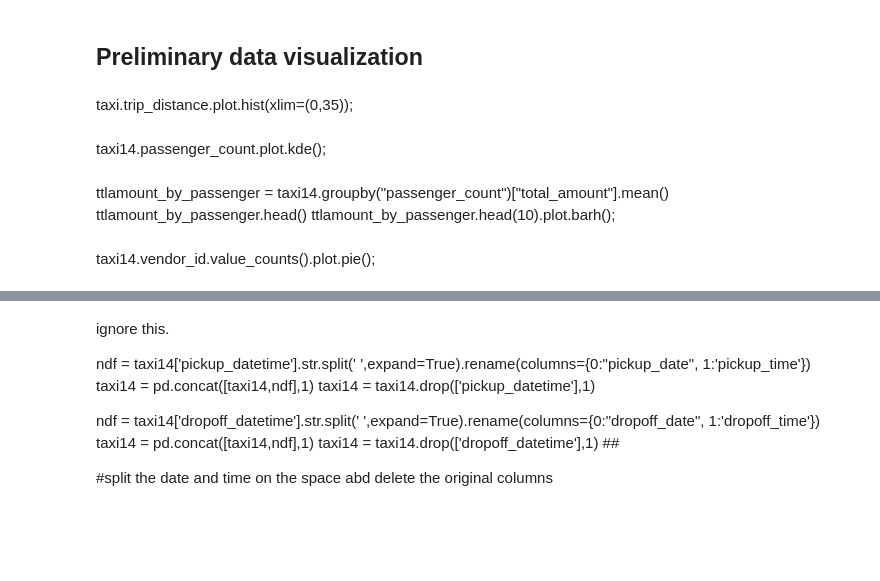
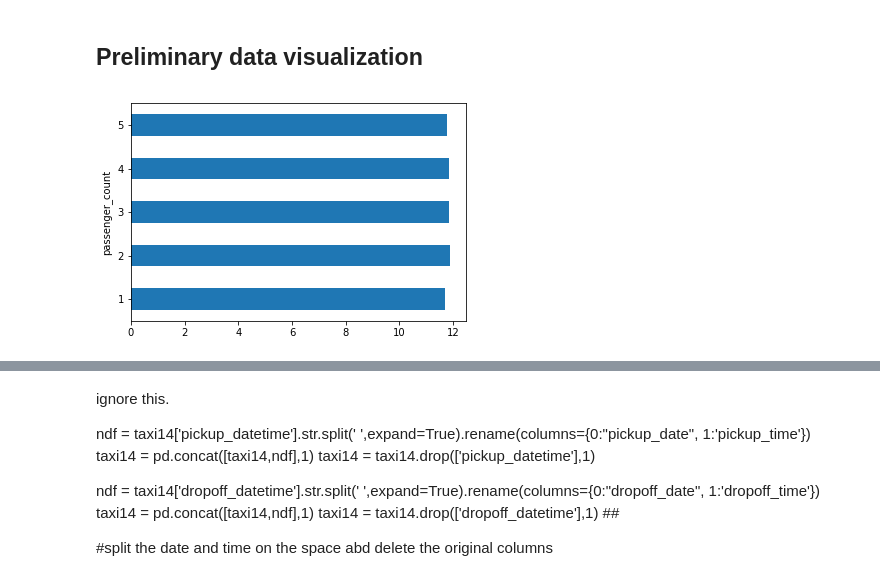
Before and after one commit to MIE368-Team-8/Data-Cleaning, a Jupyter notebook: TaxiDataCleaning.ipynb, the cells around one changed output, grey strips where cells are left out. Drawn from its saved outputs; the diff is of its cells as text; code cells hidden in the pictures; blank space fills up the shorter version.

```diff
--- a/TaxiDataCleaning.ipynb
+++ b/TaxiDataCleaning.ipynb
@@ -365,7 +367,7 @@ taxi.rate_code.value_counts()
 28           1
 Name: rate_code, dtype: int64
 # %%
-taxi = taxi[taxi.rate_code<6]
+taxi = taxi[taxi.rate_code == 1]
 # %%
 taxi.shape
 # %% [output]
@@ -442,13 +444,9 @@ total_amount                float64
 dtype: object
 # %% [markdown]
 ## Preliminary data visualization
-# %% [markdown]
-taxi.trip_distance.plot.hist(xlim=(0,35));
-# %% [markdown]
-taxi14.passenger_count.plot.kde();
-# %% [markdown]
-ttlamount_by_passenger = taxi14.groupby("passenger_count")["total_amount"].mean()
-ttlamount_by_passenger.head()
-ttlamount_by_passenger.head(10).plot.barh();
-# %% [markdown]
-taxi14.vendor_id.value_counts().plot.pie();
+# %%
+ttlamount_by_passenger = taxi.groupby("passenger_count")["total_amount"].mean()
+ttlamount_by_passenger.head()
+ttlamount_by_passenger.head(10).plot.barh();
+# %% [output]
+[figure, added]
```
Also changed, not shown: parts of 22 cells of this notebook.
